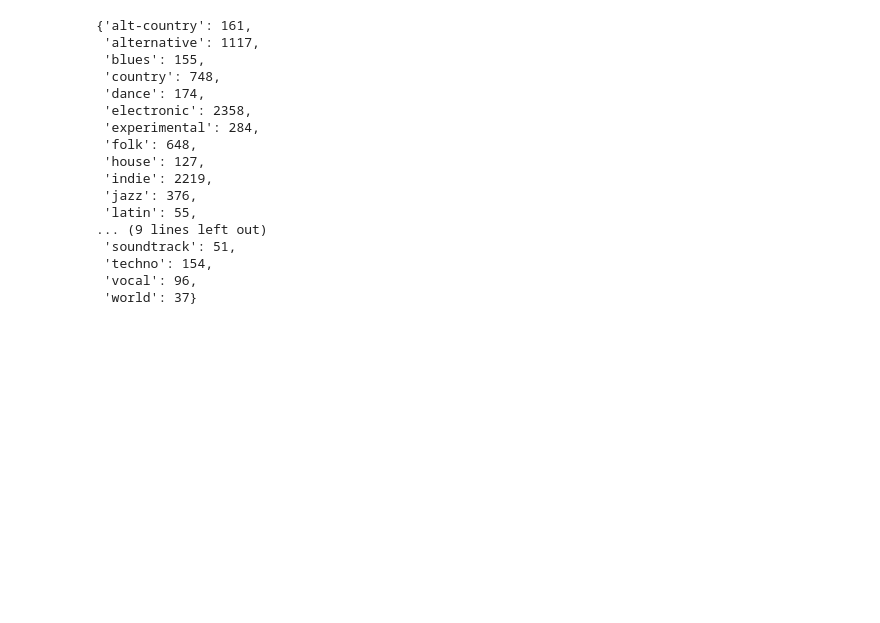
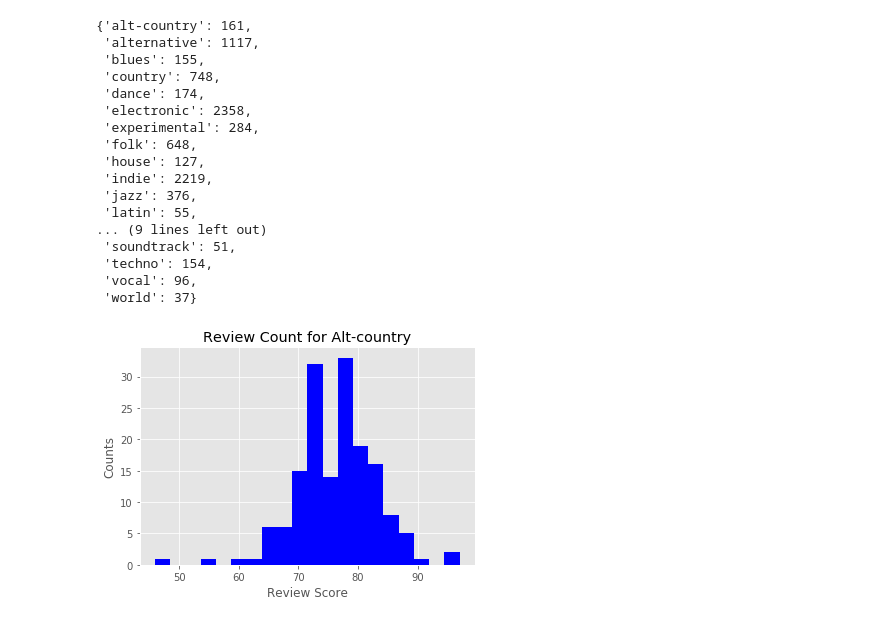
Before and after one commit to unclebrod/ReviewsByGenre, a Jupyter notebook: EDA.ipynb, the cells around one changed output. Saved outputs shown, nothing was run; the diff lists cells and outputs as text; code cells hidden in the pictures; blank space fills up the shorter version.

```diff
--- a/EDA.ipynb
+++ b/EDA.ipynb
@@ -214,3 +221,25 @@ The world genre has 37 recorded scores
  'techno': 154,
  'vocal': 96,
  'world': 37}
+# %%
+# Create a function that plots histograms of our score counts
+def plot_by_genre(genre, score_list):
+    '''
+    Given a valid genre and a score_list, this function will plot the
+    histogram of that genre and save it.
+
+    Parameters:
+    genre (string): name of genre to plot
+    '''
+    df_tup = [tup for tup in score_list if tup[0] == genre]
+    name = df_tup[0][0]
+    df = df_tup[0][1].values
+    fig, ax = plt.subplots()
+    ax.hist(df, bins=(len(df)//8), color='b')
+    ax.set_title(f'Review Count for {name.capitalize()}')
+    ax.set_xlabel('Review Score')
+    ax.set_ylabel('Counts')
+# %%
+plot_by_genre('alt-country', w)
+# %% [output]
+[figure, added]
```
Also changed, not shown: parts of 5 cells of this notebook.
